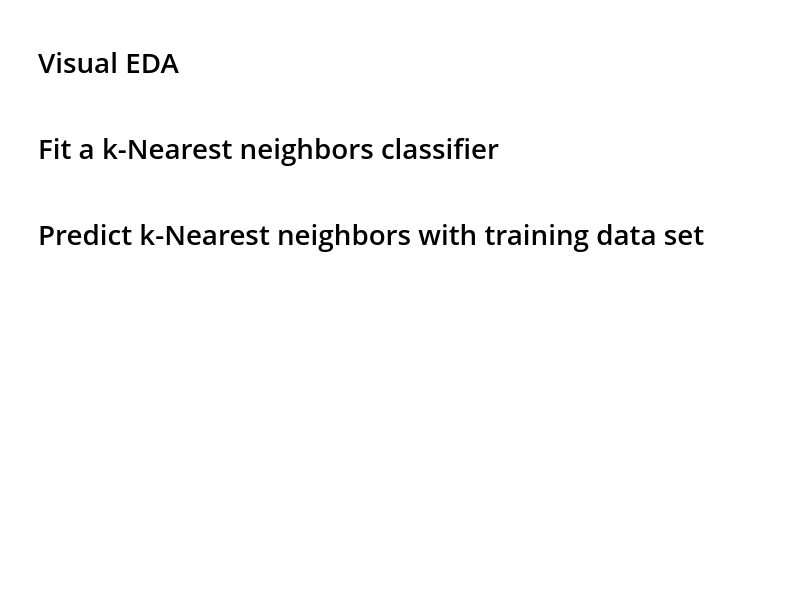
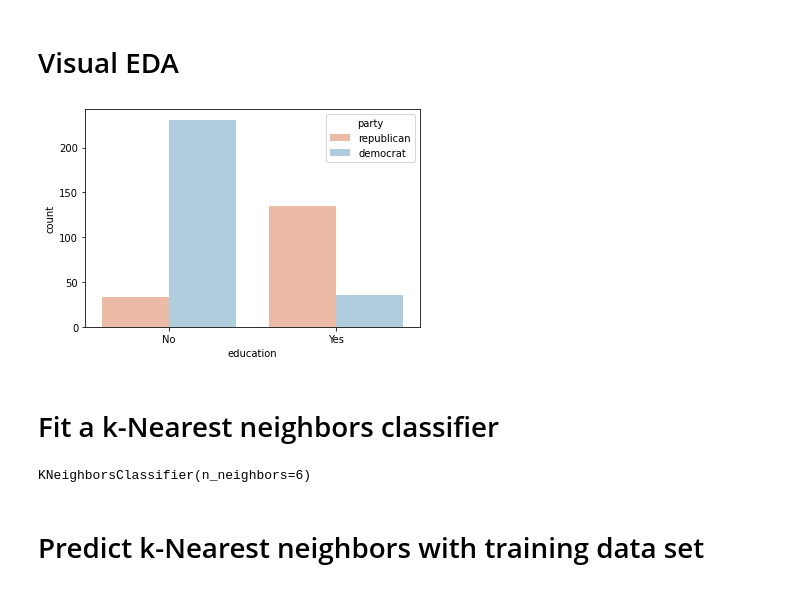
Before and after one commit to dansjack/ad-450, a Jupyter notebook: Week_6_Classification_Notebook.ipynb, the cells around one changed output. Cells and saved outputs as stored; diff of their text form; code cells hidden in the pictures; blank space fills up the shorter version.

```diff
--- a/Week_6_Classification_Notebook.ipynb
+++ b/Week_6_Classification_Notebook.ipynb
@@ -3,3 +3,7 @@
 # %% [markdown]
 # Data Acquisition
 Placing data into a DataFrame
+# %%
+import pandas as pd
+
+df = pd.read_json("https://raw.githubusercontent.com/dansjack/ad-450/main/votes.json")
@@ -8,6 +78,26 @@ Placing data into a DataFrame
 # %% [markdown]
 # Visual EDA
+# %%
+import seaborn as sns
+import matplotlib.pyplot as plt
+
+plt.figure()
+sns.countplot(x='education', hue='party', data=df, palette='RdBu')
+plt.xticks([0,1], ['No', 'Yes'])
+plt.show()
+# %% [output]
+[figure, added]
 # %% [markdown]
 # Fit a k-Nearest neighbors classifier
+# %%
+from sklearn.neighbors import KNeighborsClassifier
+
+y = df['party'].values
+X = df.drop('party', axis=1).values
+
+knn = KNeighborsClassifier(n_neighbors=6)
+knn.fit(X, y)
+# %% [output]
+KNeighborsClassifier(n_neighbors=6)
 # %% [markdown]
 # Predict k-Nearest neighbors with training data set
```
Also changed, not shown: parts of 5 cells of this notebook.
